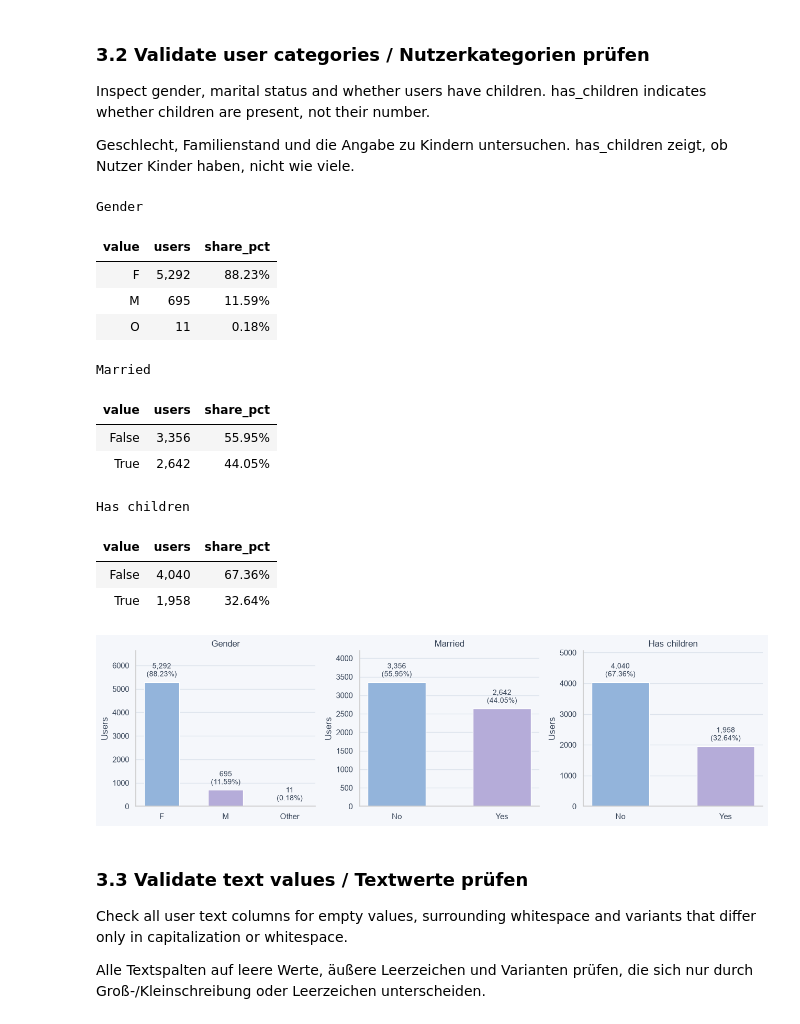
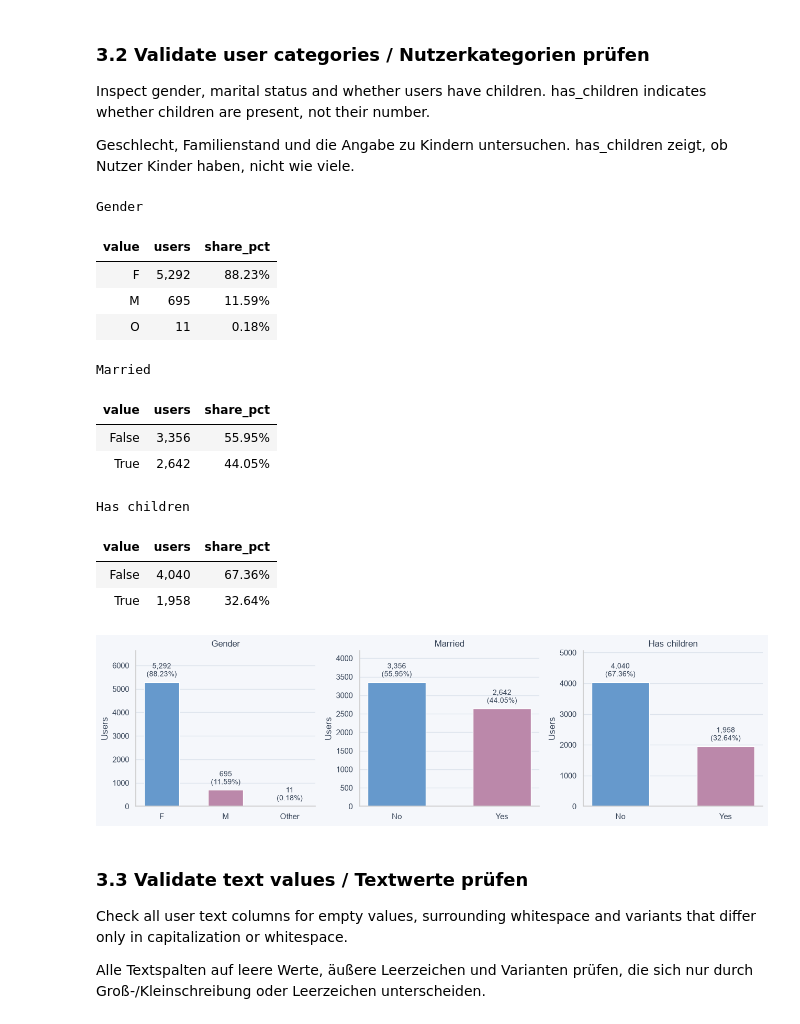
Before and after one commit to mperos1978/TravelTide, a Jupyter notebook: notebooks/01_eda.ipynb, the cells around one changed output. Cells and saved outputs as stored; diff of their text form; code cells hidden in the pictures.

```diff
--- a/notebooks/01_eda.ipynb
+++ b/notebooks/01_eda.ipynb
@@ -35,29 +35,31 @@ from IPython.display import HTML, display
 
 # shared color palette and chart defaults
 # gemeinsame farbpalette und standardgestaltung der diagramme
+# shared palette with stronger contrast between chart colors
 COLORS = {
-    "blue": "#93B4DB",
-    "lavender": "#B5ACD9",
-    "mint": "#9BCBC3",
+    "blue": "#6699CC",
+    "lavender": "#BB88AA",
+    "mint": "#009988",
     "ice": "#B9DDE8",
-    "highlight": "#8D83BA",
+    "orange": "#D55E00",
+    "table_header": "#DCE6F1",
+    "highlight": "#AA3377",
     "text": "#334155",
     "background": "#F5F7FB",
-}
-
-# shared gender colors for all charts
-GENDER_COLORS = {
-    "F": COLORS["lavender"],
-    "M": COLORS["blue"],
-    "O": COLORS["mint"],
 }
 
 PALETTE = [
     COLORS["blue"],
     COLORS["lavender"],
     COLORS["mint"],
-    COLORS["ice"],
+    COLORS["orange"],
 ]
+
+GENDER_COLORS = {
+    "F": COLORS["lavender"],
+    "M": COLORS["blue"],
+    "O": COLORS["mint"],
+}
 
 sns.set_theme(
     style="whitegrid",
@@ -101,7 +103,7 @@ def style_overview(df, title, formats=None):
             {
                 "selector": "th",
                 "props": [
-                    ("background-color", COLORS["blue"]),
+                    ("background-color", COLORS["table_header"]),
                     ("color", COLORS["text"]),
                     ("padding", "10px 14px"),
                     ("text-align", "left"),
@@ -444,7 +446,7 @@ for column, order, labels, title in chart_settings:
         {
             "selector": "th",
             "props": [
-                ("background-color", COLORS["blue"]),
+                ("background-color", COLORS["table_header"]),
                 ("color", COLORS["text"]),
             ],
         },
@@ -504,34 +506,34 @@ for ax, (column, order, labels, title) in zip(axes, chart_settings):
             f"{count:,.0f}\n({percentage:.2f}%)"
             for count, percentage in zip(counts, percentages)
         ],
         padding=5,
         fontsize=10,
     )
 
     ax.set(
         title=title,
         ylabel="Users",
         ylim=(0, max(counts.max(), 1) * 1.25),
     )
     ax.grid(axis="x", visible=False)
 
 plt.tight_layout()
 plt.show()
 # %% [output]
 Gender
 | value | users | share_pct |
 | F | 5,292 | 88.23% |
 | M | 695 | 11.59% |
 | O | 11 | 0.18% |
 Married
 | value | users | share_pct |
 | False | 3,356 | 55.95% |
 | True | 2,642 | 44.05% |
 Has children
 | value | users | share_pct |
 | False | 4,040 | 67.36% |
 | True | 1,958 | 32.64% |
-[figure, old version]
+[figure, new version]
 # %% [markdown]
 ### 3.3 Validate text values / Textwerte prüfen
 
```
Also changed, not shown: parts of 56 cells of this notebook.
